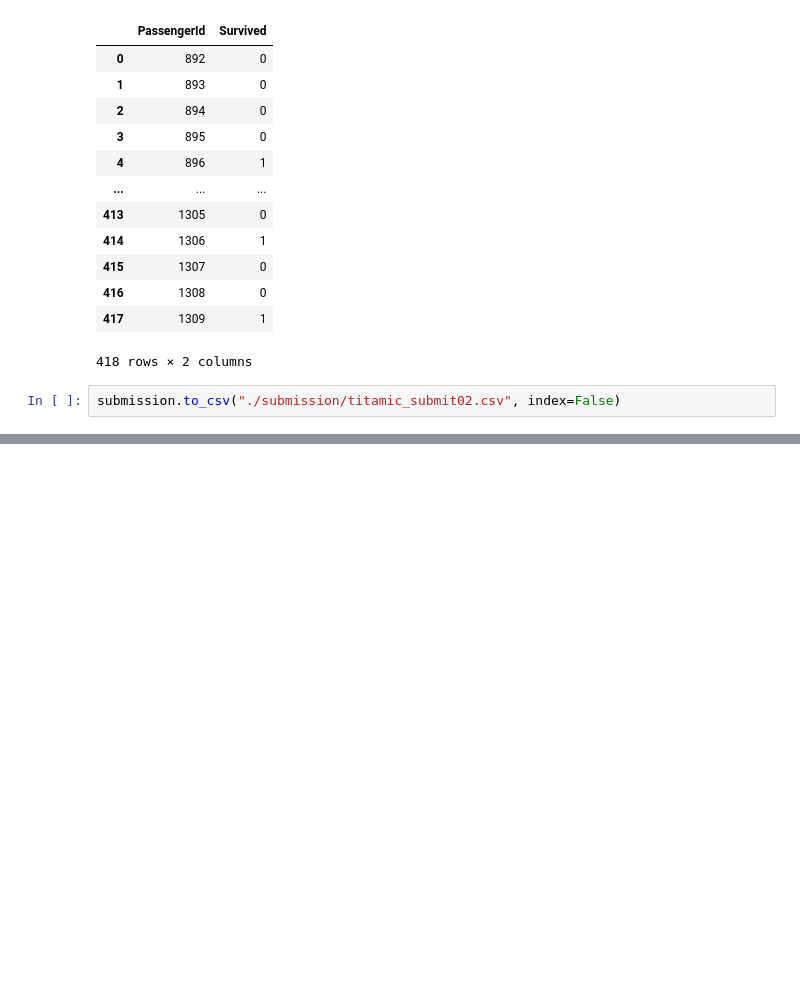
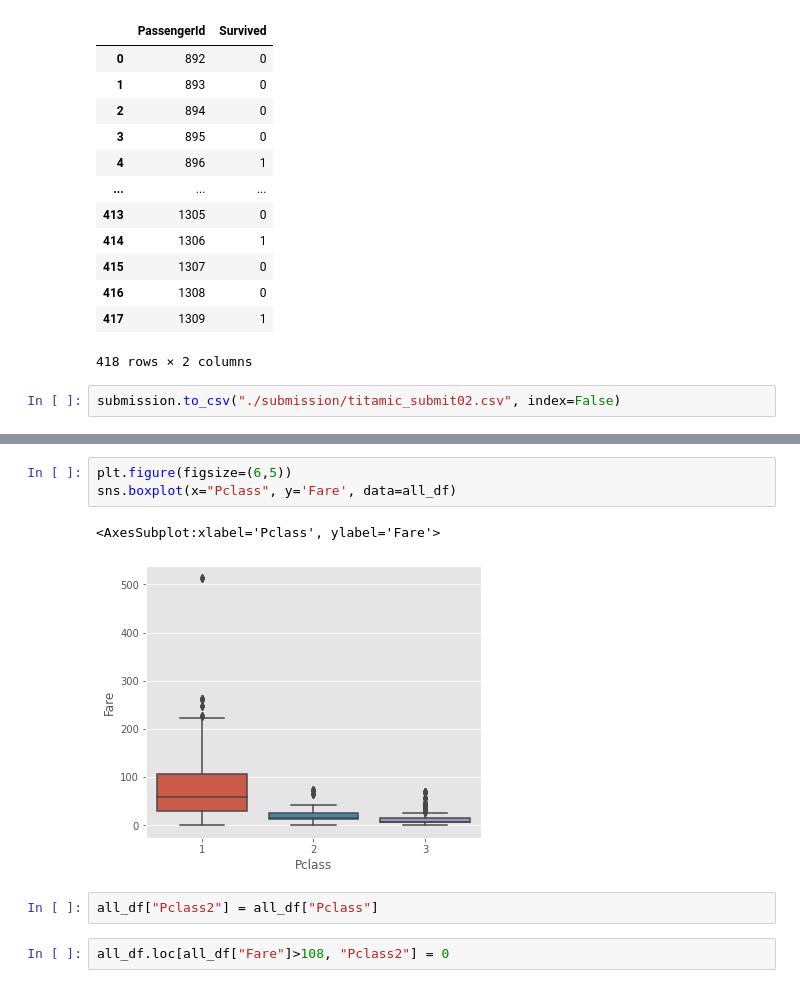
Before and after one commit to hideurface/Learned, a Jupyter notebook: Kaggle/Titanic/titanic.ipynb, the cells around one changed output, grey strips where cells are left out. Cells and saved outputs as stored; diff of their text form; blank space fills up the shorter version.

```diff
--- a/Kaggle/Titanic/titanic.ipynb
+++ b/Kaggle/Titanic/titanic.ipynb
@@ -635,0 +645,10 @@ NameError: name 'train_data' is not defined
+# %%
+plt.figure(figsize=(6,5))
+sns.boxplot(x="Pclass", y='Fare', data=all_df)
+# %% [output]
+<AxesSubplot:xlabel='Pclass', ylabel='Fare'>
+[figure, added]
+# %%
+all_df["Pclass2"] = all_df["Pclass"]
+# %%
+all_df.loc[all_df["Fare"]>108, "Pclass2"] = 0
```
Also changed, not shown: parts of 40 cells of this notebook, 1 other file.
